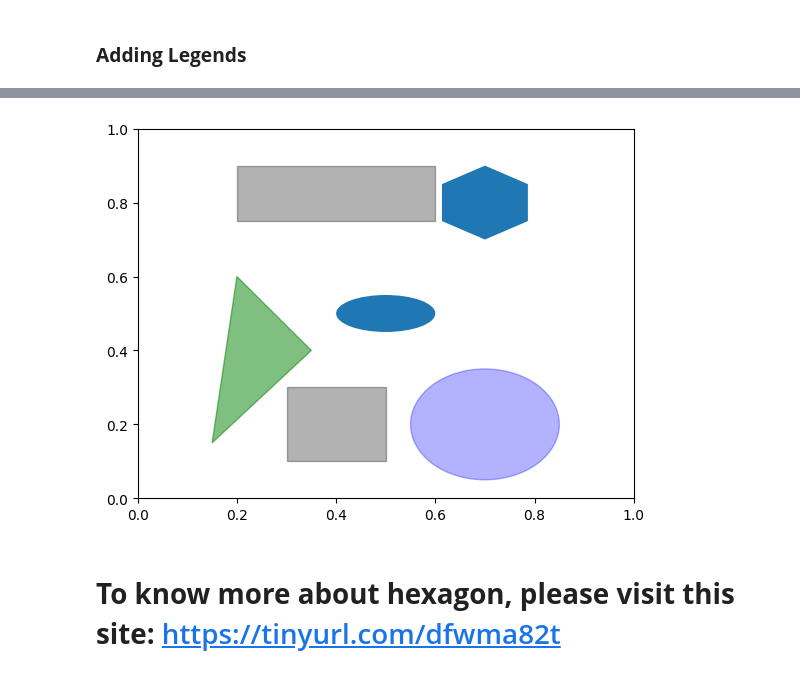
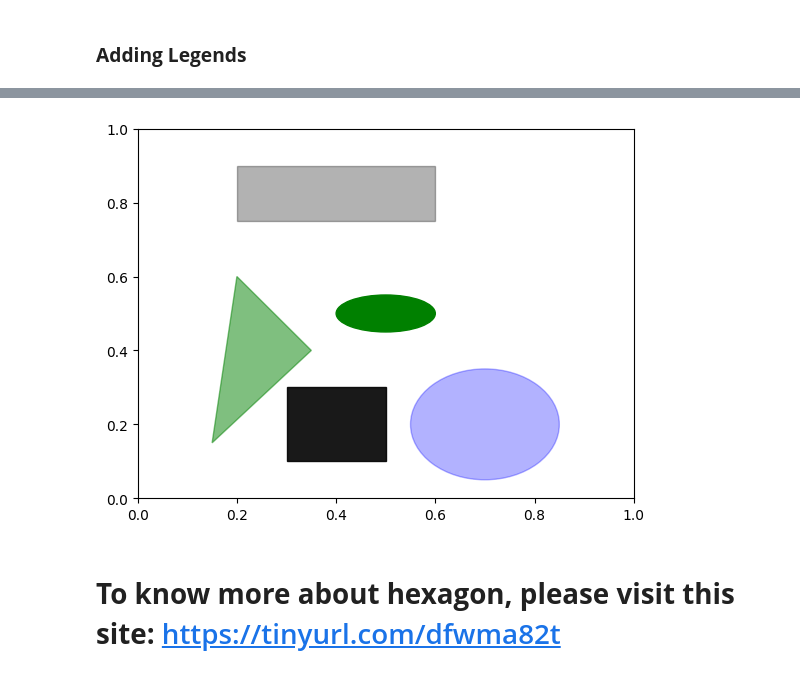
Before and after one commit to Kamarul891212/STQD6014_Data_Science_P132829, a Jupyter notebook: P132829_Week11_Matplotlib_20231220_WC.ipynb, the cells around one changed output, grey strips where cells are left out. Saved outputs shown, nothing was run; the diff lists cells and outputs as text; code cells hidden in the pictures.

```diff
--- a/P132829_Week11_Matplotlib_20231220_WC.ipynb
+++ b/P132829_Week11_Matplotlib_20231220_WC.ipynb
@@ -142,25 +244,36 @@ rng = np.random.RandomState()
 # %%
 # Adding shapes to a plot : Attention
 import matplotlib.patches as mpatches
 fig, ax = plt.subplots()
 
 rect = plt.Rectangle((0.2, 0.75), 0.4, 0.15, color="black", alpha=0.3)
 circ = plt.Circle((0.7, 0.2), 0.15, color="blue", alpha=0.3)
 pgon = plt.Polygon([[0.15, 0.15], [0.35, 0.4], [0.2, 0.6]],
                    color="green", alpha=0.5)
 
+# Create a Square shape
+sqr = plt.Rectangle((0.3, 0.1), 0.2, 0.2, color="black", alpha=0.9)
 
 # add ellipse
 # (0.5, 0.5) -> This tuple specifies the center of the ellipse
 # 0.2 -> width of the ellipse
 # 0.1 -> height of the ellipse
-
+ellipse = mpatches.Ellipse((.5, .5), 0.2, .1, color = "green")
 
 # add hexagon
 # 6 -> specify number of sides in the regular polygon
 # 0.1 -> distance from the center of the circumcircle (the point at the center of the hexagon) to any of its vertices
+hex = mpatches.RegularPolygon((.7, .8), .6, .1, color = "red")
+
+# Add all subplot together
+ax.add_patch(rect)
+ax.add_patch(circ)
+ax.add_patch(pgon)
+ax.add_patch(sqr)
+ax.add_patch(ellipse)
+ax.add_patch(hex);
 # %% [output]
-[figure, old version]
+[figure, new version]
 # %% [markdown]
 # **To know more about hexagon, please visit this site:** https://tinyurl.com/dfwma82t
 # %% [markdown]
```
Also changed, not shown: parts of 26 cells of this notebook.
